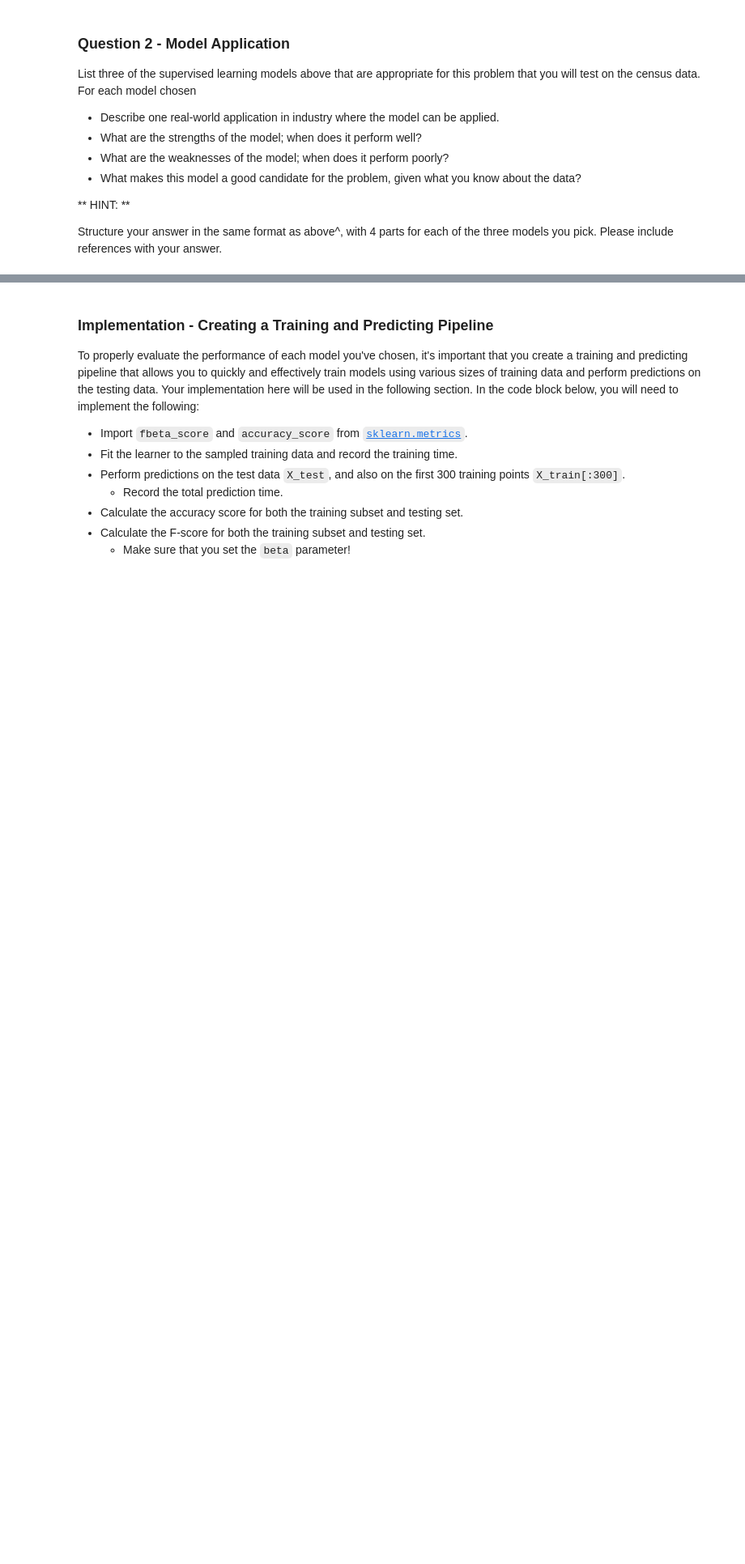
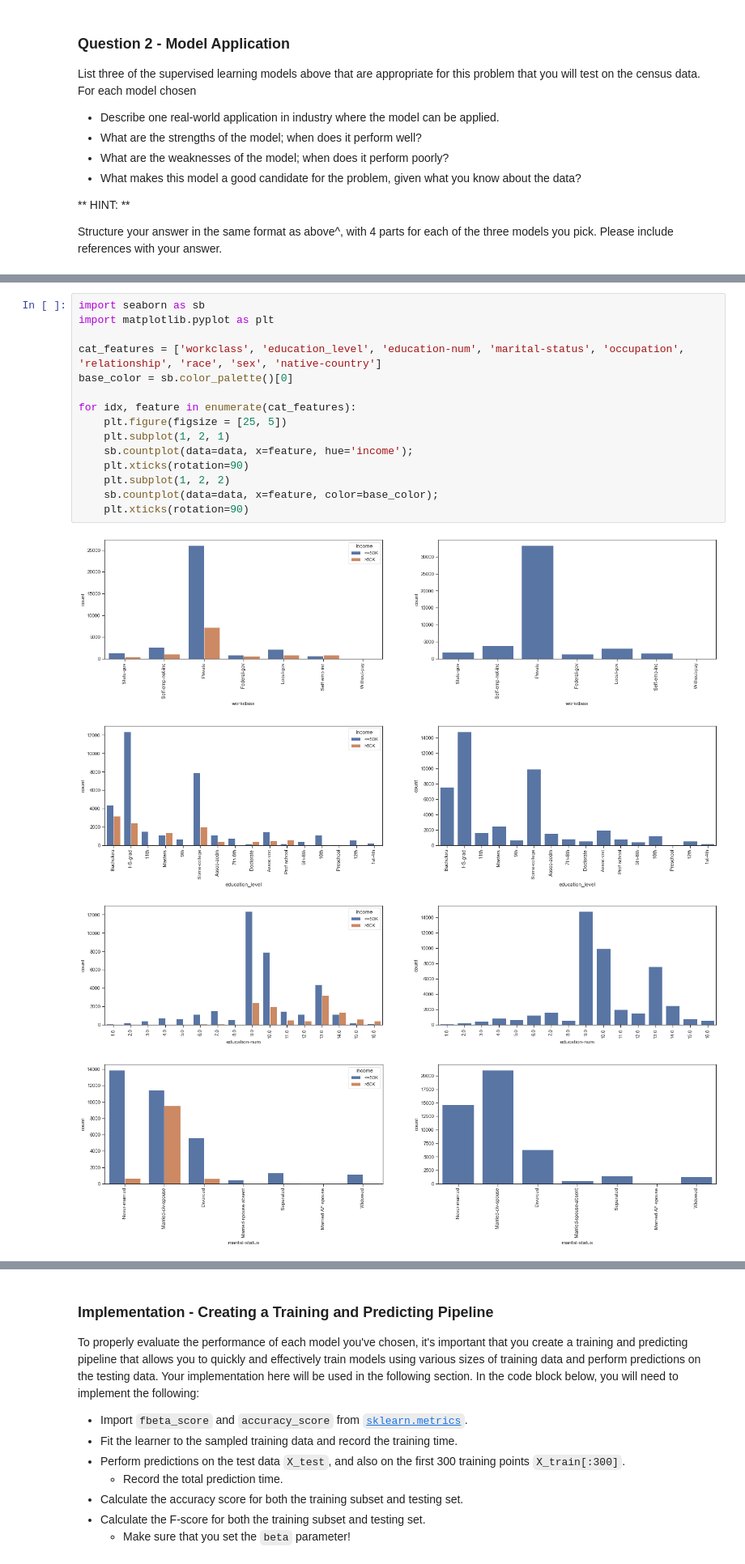
Before and after one commit to anuragkapur/udacity-into-to-machine-learning, a Jupyter notebook: src/projects/p1_charityml/finding_donors.ipynb, the cells around one changed output, grey strips where cells are left out. Shown at 81% size. Cells and saved outputs as stored; diff of their text form; blank space fills up the shorter version.

Commit message:
Add exploratory data visualisations

```diff
--- a/src/projects/p1_charityml/finding_donors.ipynb
+++ b/src/projects/p1_charityml/finding_donors.ipynb
@@ -291,0 +305,20 @@ Structure your answer in the same format as above^, with 4 parts for each of the
+# %%
+import seaborn as sb
+import matplotlib.pyplot as plt
+
+cat_features = ['workclass', 'education_level', 'education-num', 'marital-status', 'occupation', 'relationship', 'race', 'sex', 'native-country']
+base_color = sb.color_palette()[0]
+
+for idx, feature in enumerate(cat_features):
+    plt.figure(figsize = [25, 5])
+    plt.subplot(1, 2, 1)
+    sb.countplot(data=data, x=feature, hue='income');
+    plt.xticks(rotation=90)
+    plt.subplot(1, 2, 2)
+    sb.countplot(data=data, x=feature, color=base_color);
+    plt.xticks(rotation=90)
+# %% [output]
+[figure, added]
+[figure, added]
+[figure, added]
+[figure, added]
```
Also changed, not shown: parts of 14 cells of this notebook, 1 other file.
